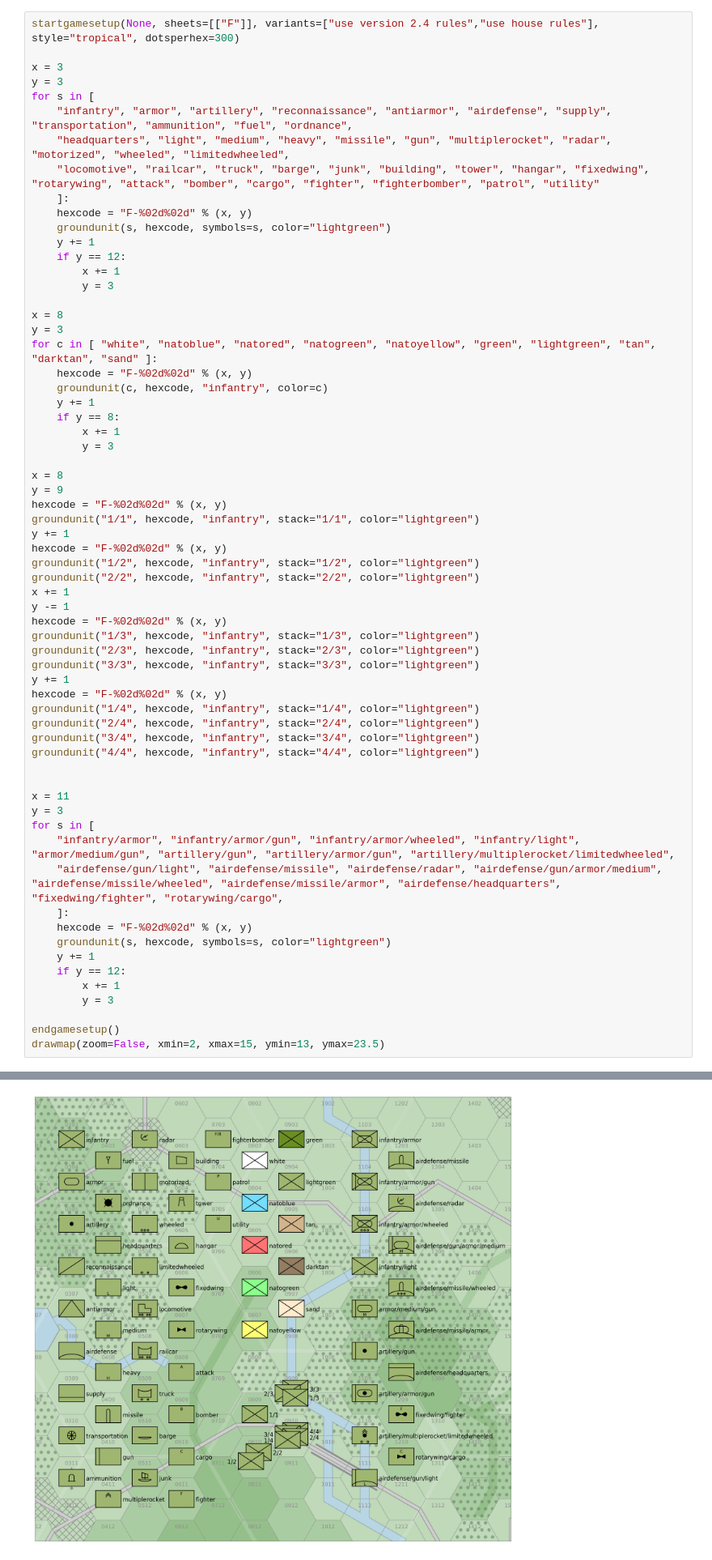
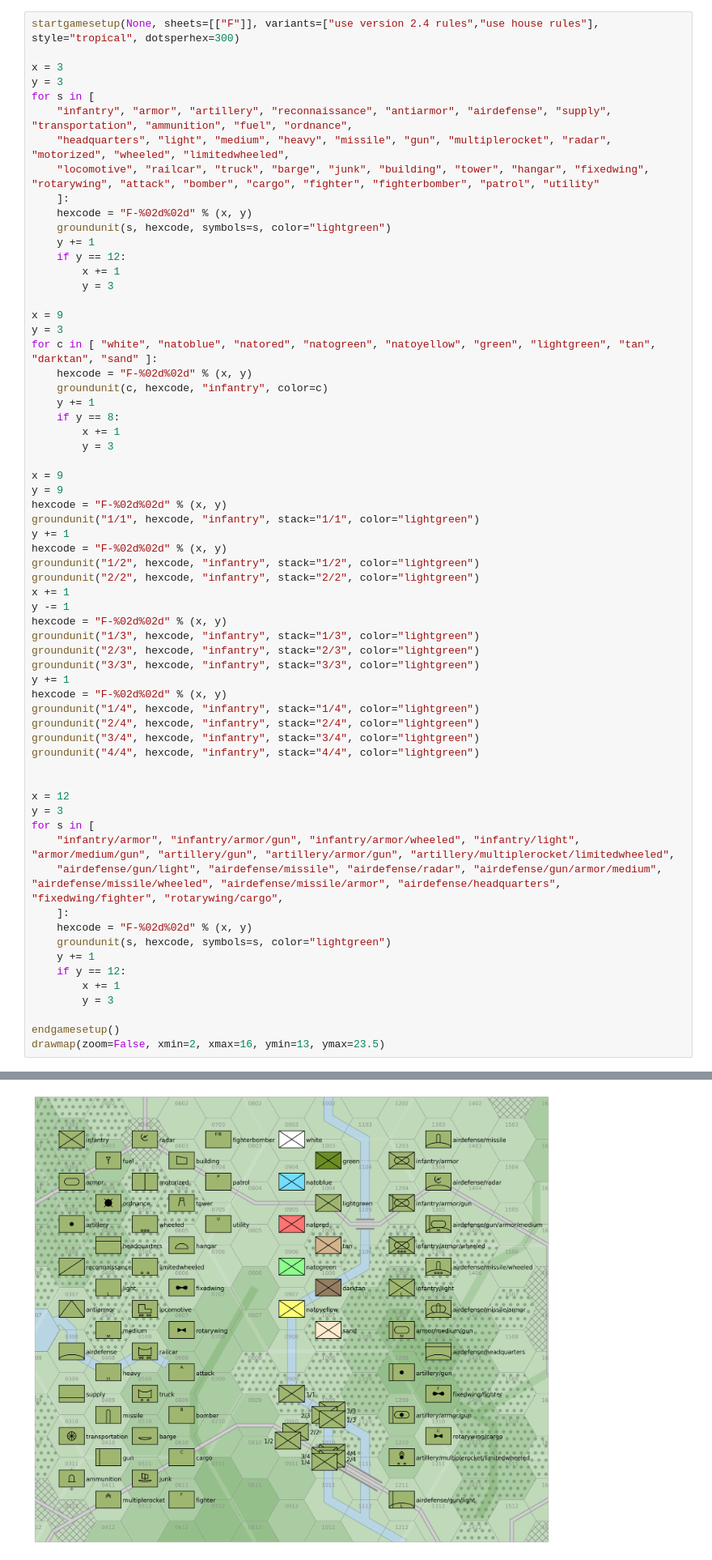
Before and after one commit to alanwatsonforster/glass, a Jupyter notebook: Ground Units.ipynb, the cells around one changed output, grey strips where cells are left out. Shown at 81% size. Cells and saved outputs as stored; diff of their text form.

```diff
--- a/Ground Units.ipynb
+++ b/Ground Units.ipynb
@@ -27,7 +27,7 @@ for s in [
         x += 1
         y = 3
 
-x = 8
+x = 9
 y = 3
 for c in [ "white", "natoblue", "natored", "natogreen", "natoyellow", "green", "lightgreen", "tan", "darktan", "sand" ]:
     hexcode = "F-%02d%02d" % (x, y)
@@ -37,7 +37,7 @@ for c in [ "white", "natoblue", "natored", "natogreen", "natoyellow", "green", "
         x += 1
         y = 3
 
-x = 8
+x = 9
 y = 9
 hexcode = "F-%02d%02d" % (x, y)
 groundunit("1/1", hexcode, "infantry", stack="1/1", color="lightgreen")
@@ -59,37 +59,37 @@ groundunit("3/4", hexcode, "infantry", stack="3/4", color="lightgreen")
 groundunit("4/4", hexcode, "infantry", stack="4/4", color="lightgreen")
 
 
-x = 11
+x = 12
 y = 3
 for s in [
     "infantry/armor", "infantry/armor/gun", "infantry/armor/wheeled", "infantry/light", "armor/medium/gun", "artillery/gun", "artillery/armor/gun", "artillery/multiplerocket/limitedwheeled",
     "airdefense/gun/light", "airdefense/missile", "airdefense/radar", "airdefense/gun/armor/medium", "airdefense/missile/wheeled", "airdefense/missile/armor", "airdefense/headquarters", "fixedwing/fighter", "rotarywing/cargo",
     ]:
     hexcode = "F-%02d%02d" % (x, y)
     groundunit(s, hexcode, symbols=s, color="lightgreen")
     y += 1
     if y == 12:
         x += 1
         y = 3
 
 endgamesetup()
-drawmap(zoom=False, xmin=2, xmax=15, ymin=13, ymax=23.5)
+drawmap(zoom=False, xmin=2, xmax=16, ymin=13, ymax=23.5)
 # %% [output]
 set-up      : start of game set-up.
 set-up      : no scenario specified.
 set-up      : sheets are [['F']].
 set-up      : north is up.
 set-up      : map option style is 'tropical'.
 set-up      : map option dotsperhex is 300.
 
 set-up      :       :       : creating ground unit infantry.
 
 set-up      :       :       : creating ground unit armor.
 
 set-up      :       :       : creating ground unit artillery.
 ... (164 lines left out)
 
 set-up      :       :       : creating ground unit rotarywing/cargo.
 
 set-up      : end of game set-up.
-[figure, old version]
+[figure, new version]
```
Also changed, not shown: 1 other file.
